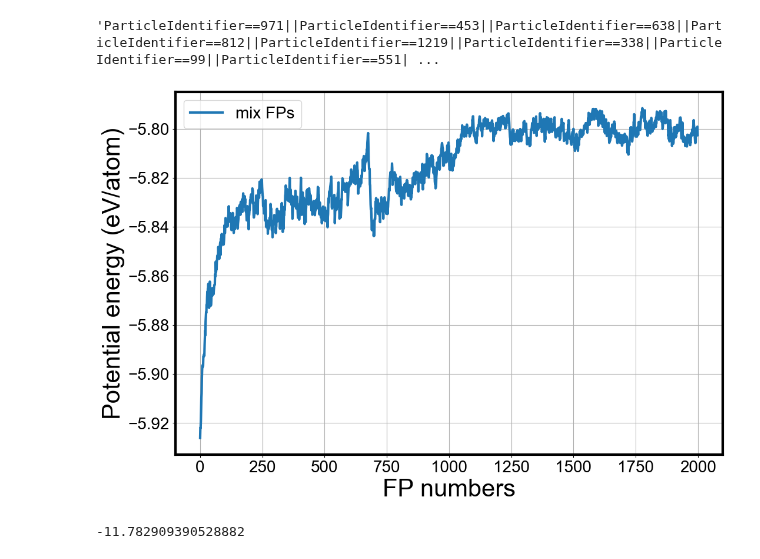
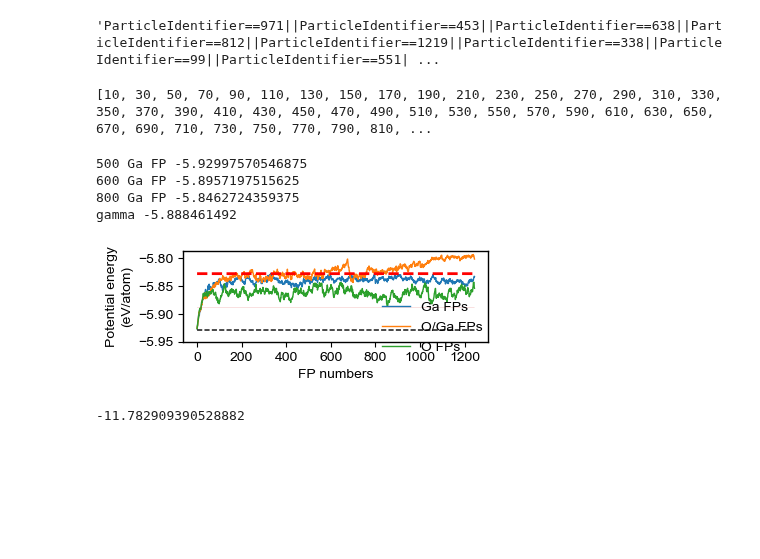
Before and after one commit to HE-RU10/ga2o3, a Jupyter notebook: FPA_pe.ipynb, the cells around one changed output. Cells and saved outputs as stored; diff of their text form; code cells hidden in the pictures; blank space fills up the shorter version.

```diff
--- a/FPA_pe.ipynb
+++ b/FPA_pe.ipynb
@@ -21,7 +21,7 @@ expression
 # %% [output]
 'ParticleIdentifier==971||ParticleIdentifier==453||ParticleIdentifier==638||ParticleIdentifier==812||ParticleIdentifier==1219||ParticleIdentifier==338||ParticleIdentifier==99||ParticleIdentifier==551| ...
 # %%
-path='/Users/ruhe/Desktop/ga2o3/FP/O/log_file'
+path='/Users/ruhe/Desktop/ga2o3/FP/tabGap/O/log_file'
 os.chdir(path)
 ape_O=np.zeros(2000)
 for i in range(1,2001):
@@ -34,7 +34,7 @@ for i in range(1,2001):
     log= pd.read_csv(fn2, sep=' ',header=None)
     log.columns=['Timestep','t','T','press','ape','ake','etotal','FP_distance']
     ape_O[i-1]=log['ape'][-1:]
-path='/Users/ruhe/Desktop/ga2o3/FP/Ga/log_file'
+path='/Users/ruhe/Desktop/ga2o3/FP/tabGap/Ga/log_file'
 os.chdir(path)
 ape_Ga=np.zeros(2000)
 for i in range(1,2001):
@@ -43,7 +43,7 @@ for i in range(1,2001):
     log= pd.read_csv(fn2, sep=' ',header=None)
     log.columns=['Timestep','t','T','press','ape','ake','etotal','FP_distance']
     ape_Ga[i-1]=log['ape'][-1:]
-path='/Users/ruhe/Desktop/ga2o3/FP/mix/log_file/log_file'
+path='/Users/ruhe/Desktop/ga2o3/FP/tabGap/mix/log_file/log_file'
 os.chdir(path)
 ape_mix=np.zeros(2000)
 for i in range(1,2001):
@@ -52,26 +52,45 @@ for i in range(1,2001):
     log= pd.read_csv(fn2, sep=' ',header=None)
     log.columns=['Timestep','t','T','press','ape','ake','etotal','FP_distance']
     ape_mix[i-1]=log['ape'][-1:]
+ape_mix_avg=np.array([np.mean(ape_mix[i:i + 20]) for i in range(0, len(ape_mix), 20)])
+ape_O_avg=np.array([np.mean(ape_O[i:i + 20]) for i in range(0, len(ape_O), 20)])
+ape_Ga_avg=np.array([np.mean(ape_Ga[i:i + 20]) for i in range(0, len(ape_Ga), 20)])
+FPAn=[i+10 for i in range(0, len(ape_mix), 20)]
+print(FPAn)
+# %% [output]
+[10, 30, 50, 70, 90, 110, 130, 150, 170, 190, 210, 230, 250, 270, 290, 310, 330, 350, 370, 390, 410, 430, 450, 470, 490, 510, 530, 550, 570, 590, 610, 630, 650, 670, 690, 710, 730, 750, 770, 790, 810, ...
 # %%
-#plt.plot(ape_O,label='O FPs',linewidth=3)
-plt.plot(ape_mix,label='mix FPs',linewidth=3)
-#plt.plot(ape_Ga,label='Ga FPs',linewidth=3)
+plt.plot(ape_Ga[:1245],label='Ga FPs',linewidth=1)
+plt.plot(ape_mix[:1245],label='O/Ga FPs',linewidth=1)
+plt.plot(ape_O[:1245],label='O FPs',linewidth=1)
 #plt.plot([i for i in range(601,1601)],ape_Ga_O,label='600Ga+O FPs',linewidth=3)
-beta=[-7589.13172 /1280 for i in range(2001)]
-#plt.plot([i for i in range(2001)],beta,linewidth=1, markersize=12,label='beta phase')
-#amorph=[-5.828  for i in range(2001)]
-#plt.plot([i for i in range(2001)],amorph,linewidth=1, markersize=12,label='armorph phase')
-plt.xlabel('FP numbers',fontsize=30)
-plt.ylabel('Potential energy (eV/atom)',fontsize=30)
-plt.rcParams["axes.linewidth"] = 3
-plt.rcParams["figure.figsize"] = (12,8)
-plt.xticks(fontsize=20)
-plt.yticks(fontsize=20)
-plt.legend(fontsize=20)
-plt.grid()
+beta=[-7589.13172 /1280 for i in range(1245)]
+gamma=[-5.888461492 for i in range(1245)]
+plt.plot([i for i in range(1245)],beta,'--',linewidth=1,color='black')
+plt.plot([i for i in range(1245)],gamma,linewidth=0.1)
+amorph=[-5.828  for i in range(1245)]
+plt.plot([i for i in range(1245)],amorph,'--',linewidth=2,color='red')
+plt.xlabel('FP numbers',fontsize=10)
+plt.ylabel('Potential energy\n(eV/atom)',fontsize=10)
+plt.rcParams["figure.figsize"] = (10/2.54,3/2.54)
+plt.xticks(fontsize=10)
+plt.rcParams['axes.linewidth'] = 1
+plt.yticks(fontsize=10)
+plt.legend( bbox_to_anchor=(0.61, 0.58),fontsize=10, frameon=False)
+plt.yticks([-5.95,-5.90,-5.85,-5.80])
+#plt.grid()
 plt.rcParams["font.family"] = "arial"
+plt.savefig('/Users/ruhe/Desktop/ga2o3/FP/figure/fpa_pe', format='svg')
+print('500 Ga FP',-7590.368903/1280)
+print('600 Ga FP',-7546.521282 /1280)
+print('800 Ga FP',-7483.228718/1280)
+print('gamma',-5.888461492)
 # %% [output]
+500 Ga FP -5.92997570546875
+600 Ga FP -5.8957197515625
+800 Ga FP -5.8462724359375
+gamma -5.888461492
-[figure, old version]
+[figure, new version]
 # %%
 x=-0.28728742684984987-24.501431697764776
 y=-0.2928829751645178-24.978650441316788
```
Also changed, not shown: 3 other files.
